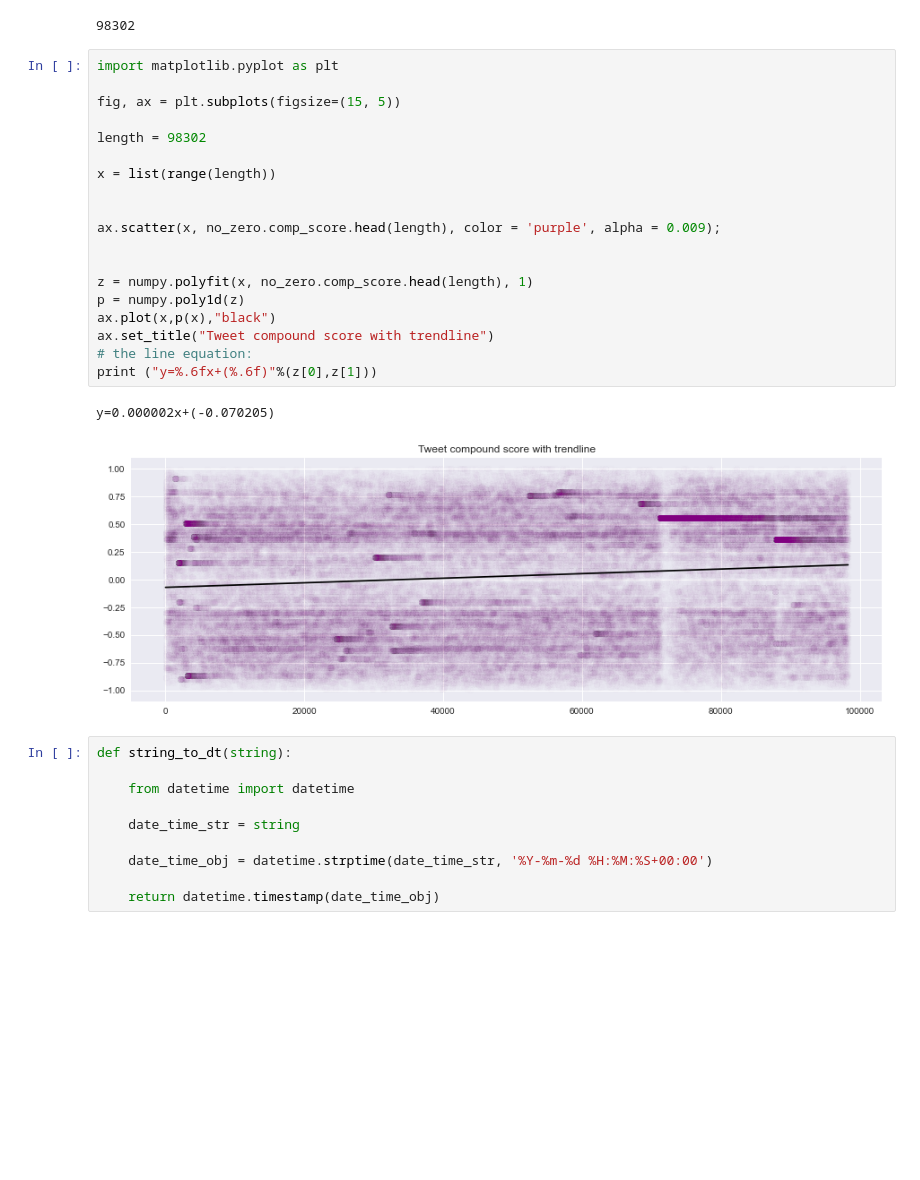
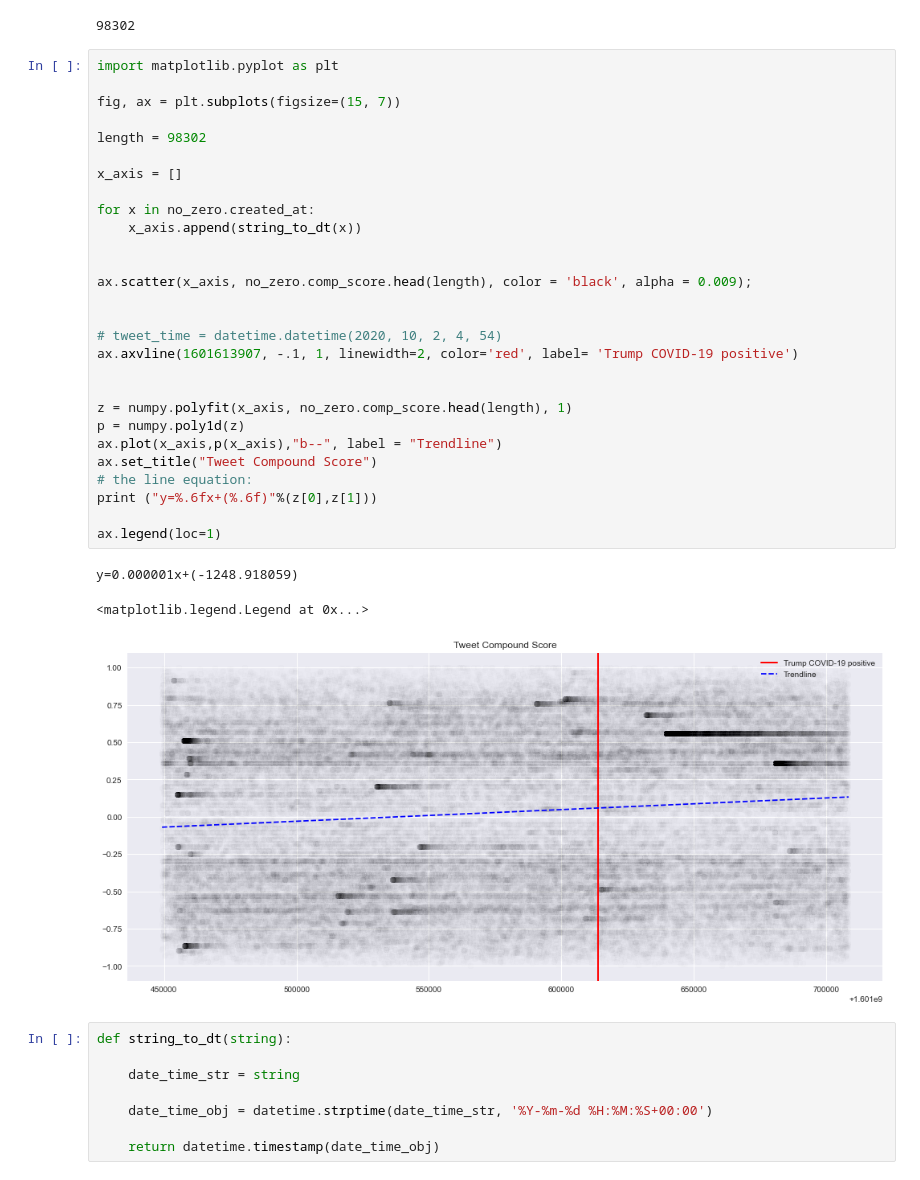
Before and after one commit to rcohngru/datathon, a Jupyter notebook: looking_at_data.ipynb, the cells around one changed output. Drawn from its saved outputs; the diff is of its cells as text; blank space fills up the shorter version.

Commit message:
finished my graph

```diff
--- a/looking_at_data.ipynb
+++ b/looking_at_data.ipynb
@@ -54,29 +54,37 @@ len(no_zero)
 # %%
 import matplotlib.pyplot as plt
 
-fig, ax = plt.subplots(figsize=(15, 5))
+fig, ax = plt.subplots(figsize=(15, 7))
 
 length = 98302
 
-x = list(range(length))
+x_axis = []
+
+for x in no_zero.created_at:
+    x_axis.append(string_to_dt(x))
 
 
-ax.scatter(x, no_zero.comp_score.head(length), color = 'purple', alpha = 0.009);
+ax.scatter(x_axis, no_zero.comp_score.head(length), color = 'black', alpha = 0.009);
 
 
-z = numpy.polyfit(x, no_zero.comp_score.head(length), 1)
+# tweet_time = datetime.datetime(2020, 10, 2, 4, 54)
+ax.axvline(1601613907, -.1, 1, linewidth=2, color='red', label= 'Trump COVID-19 positive')
+
+
+z = numpy.polyfit(x_axis, no_zero.comp_score.head(length), 1)
 p = numpy.poly1d(z)
-ax.plot(x,p(x),"black")
-ax.set_title("Tweet compound score with trendline")
+ax.plot(x_axis,p(x_axis),"b--", label = "Trendline")
+ax.set_title("Tweet Compound Score")
 # the line equation:
 print ("y=%.6fx+(%.6f)"%(z[0],z[1]))
+
+ax.legend(loc=1)
 # %% [output]
-y=0.000002x+(-0.070205)
+y=0.000001x+(-1248.918059)
+<matplotlib.legend.Legend at 0x...>
-[figure, old version]
+[figure, new version]
 # %%
 def string_to_dt(string):
-
-    from datetime import datetime
 
     date_time_str = string
 
```
